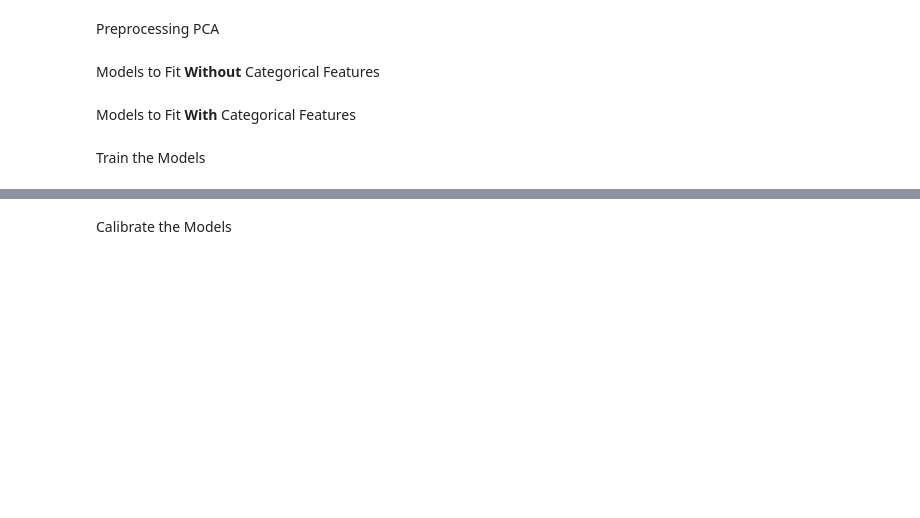
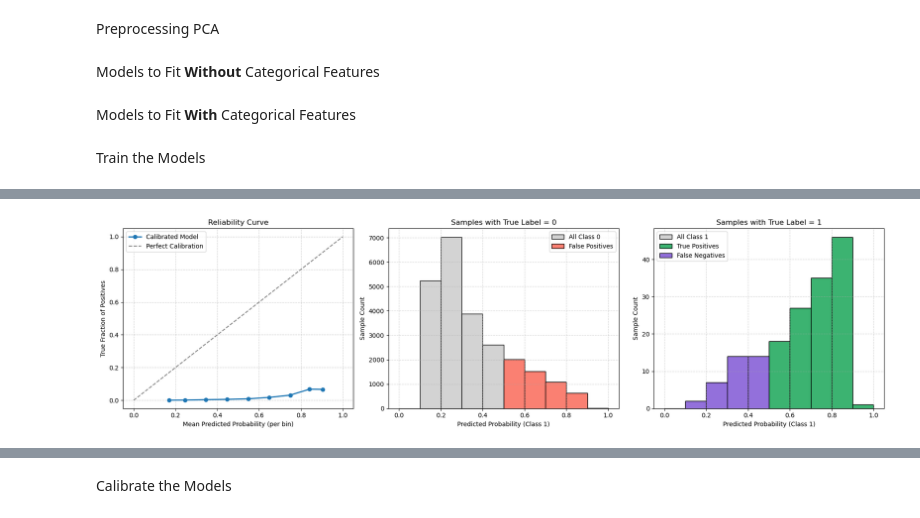
Before and after one commit to rebekah-eichberg/summer-2025-safeify, a Jupyter notebook: rebekah-idea-testing/prob_cal.ipynb, the cells around one changed output, grey strips where cells are left out. Drawn from its saved outputs; the diff is of its cells as text; code cells hidden in the pictures; blank space fills up the shorter version.

```diff
--- a/rebekah-idea-testing/prob_cal.ipynb
+++ b/rebekah-idea-testing/prob_cal.ipynb
@@ -172,0 +201,10 @@ model_10.fit(X_train_proc, y_train)
+# %%
+# Voting Classifier Without Categories
+plot_calibration_and_error_distributions_before_true_cal(
+    y_true=y_val,
+    models=[model_2_wo_cat, model_7_wo_cat, model_8_wo_cat],
+    X=X_val_wo_cat_proc,
+    threshold=0.5
+)
+# %% [output]
+[figure, added]
```
Also changed, not shown: parts of 40 cells of this notebook, 1 other file.
